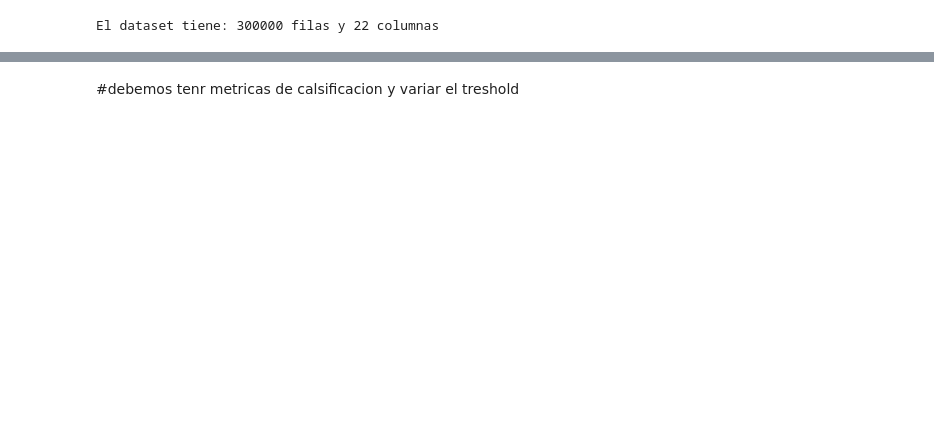
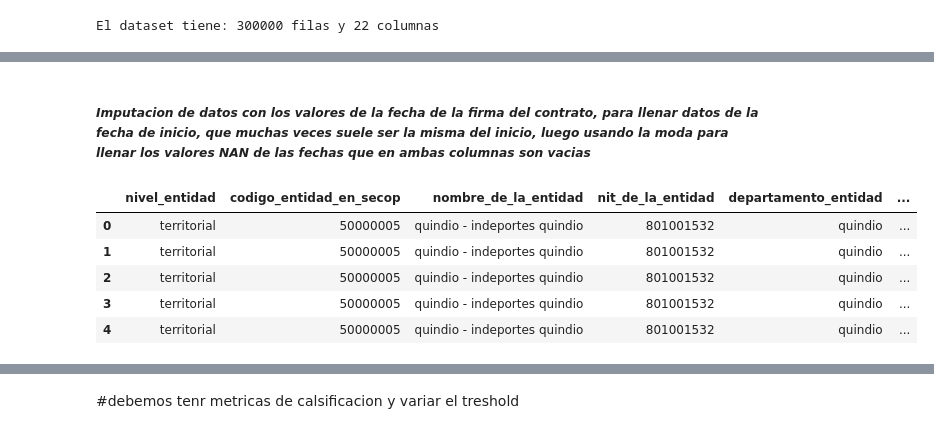
Before and after one commit to dmontillao/proyecto-final, a Jupyter notebook: Proyecyto-final.ipynb, the cells around one changed output, grey strips where cells are left out. Cells and saved outputs as stored; diff of their text form; code cells hidden in the pictures; blank space fills up the shorter version.

```diff
--- a/Proyecyto-final.ipynb
+++ b/Proyecyto-final.ipynb
@@ -156,0 +293,27 @@ generar_diccionario(df)
+# %% [markdown]
+##### *Imputacion de datos con los valores de la fecha de la firma del contrato, para llenar datos de la fecha de inicio, que muchas veces suele ser la misma del inicio, luego usando la moda para llenar los valores NAN de las fechas que en ambas columnas son vacias*
+# %%
+# 1. Cruce entre columnas
+
+#Llenar los vacíos de la fecha de inicio con los valores de la firma del contrato
+df['fecha_inicio_ejecucion'] = df['fecha_inicio_ejecucion'].combine_first(df['fecha_de_firma_del_contrato'])
+#funciona a la inversa para llenar los datos
+df['fecha_de_firma_del_contrato'] = df['fecha_de_firma_del_contrato'].combine_first(df['fecha_inicio_ejecucion'])
+
+# 2. Usamos la moda aquí como ejemplo por ser lo más frecuente
+moda_fecha = df['fecha_inicio_ejecucion'].mode()[0]
+
+df['fecha_inicio_ejecucion'] = df['fecha_inicio_ejecucion'].fillna(moda_fecha)
+df['fecha_de_firma_del_contrato'] = df['fecha_de_firma_del_contrato'].fillna(moda_fecha)
+
+#3. Imputación por "Moda" de duración por categoría de la columna como tipo_de_contrato.
+df['duracion_dias'] = (df['fecha_fin_ejecucion'] - df['fecha_inicio_ejecucion']).dt.days
+
+# Calculamos la media de días por tipo de contrato
+media_por_tipo = df.groupby('tipo_de_contrato')['duracion_dias'].transform('mean')
+
+# Llenamos los vacíos: Inicio + (media de días del tipo de contrato)
+mask = df['fecha_fin_ejecucion'].isna()
+df.loc[mask, 'fecha_fin_ejecucion'] = df.loc[mask, 'fecha_inicio_ejecucion'] + pd.to_timedelta(media_por_tipo[mask], unit='D')
+
+ #df['fecha_fin_ejecucion'] = pd.to_datetime(df['fecha_fin_ejecucion']).dt.date
@@ -156,0 +322,9 @@ generar_diccionario(df)
+# %%
+df.head(5)
+# %% [output]
+|  | nivel_entidad | codigo_entidad_en_secop | nombre_de_la_entidad | nit_de_la_entidad | departamento_entidad | ... |
+| 0 | territorial | 50000005 | quindio - indeportes quindio | 801001532 | quindio | ... |
+| 1 | territorial | 50000005 | quindio - indeportes quindio | 801001532 | quindio | ... |
+| 2 | territorial | 50000005 | quindio - indeportes quindio | 801001532 | quindio | ... |
+| 3 | territorial | 50000005 | quindio - indeportes quindio | 801001532 | quindio | ... |
+| 4 | territorial | 50000005 | quindio - indeportes quindio | 801001532 | quindio | ... |
```
Also changed, not shown: parts of 26 cells of this notebook.
